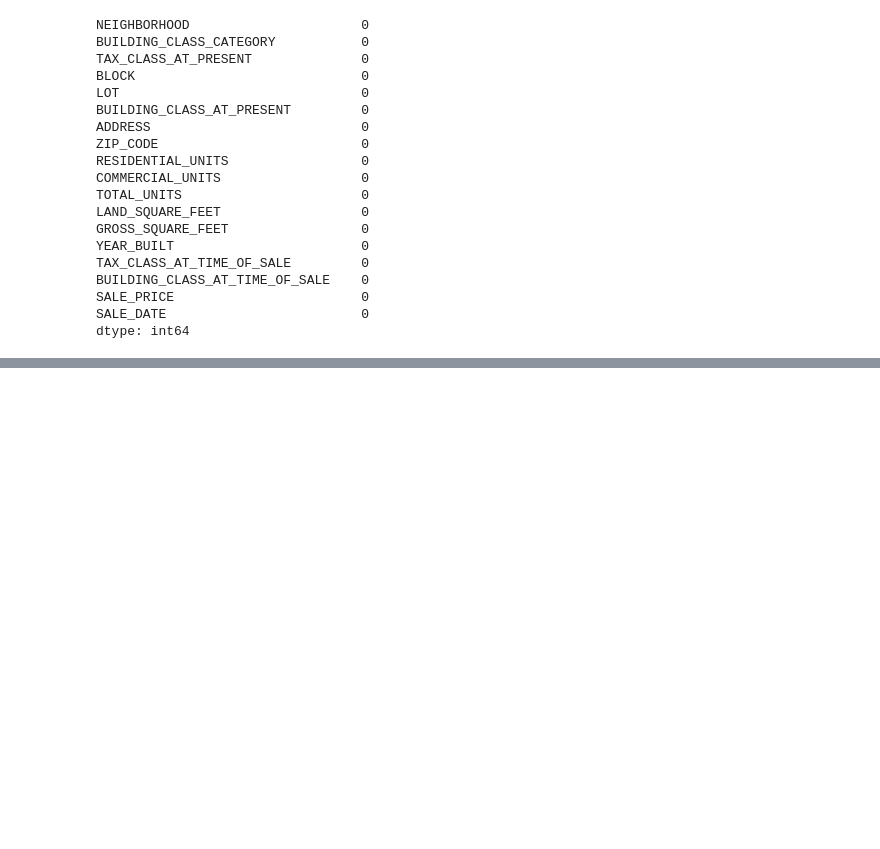
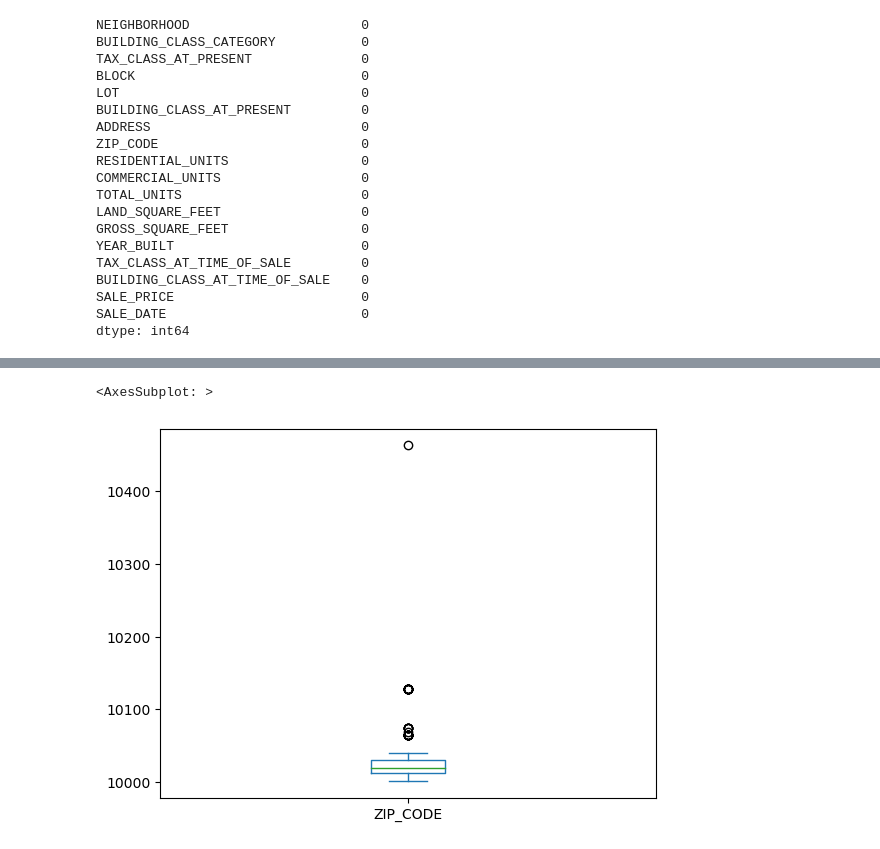
Before and after one commit to Stevedev7/Big-Data-CW, a Jupyter notebook: task1.ipynb, the cells around one changed output, grey strips where cells are left out. Saved outputs shown, nothing was run; the diff lists cells and outputs as text; code cells hidden in the pictures; blank space fills up the shorter version.

```diff
--- a/task1.ipynb
+++ b/task1.ipynb
@@ -97,0 +110,5 @@ dtype: int64
+# %%
+df['ZIP_CODE'].plot.box()
+# %% [output]
+<AxesSubplot: >
+[figure, added]
```
Also changed, not shown: parts of 14 cells of this notebook.
